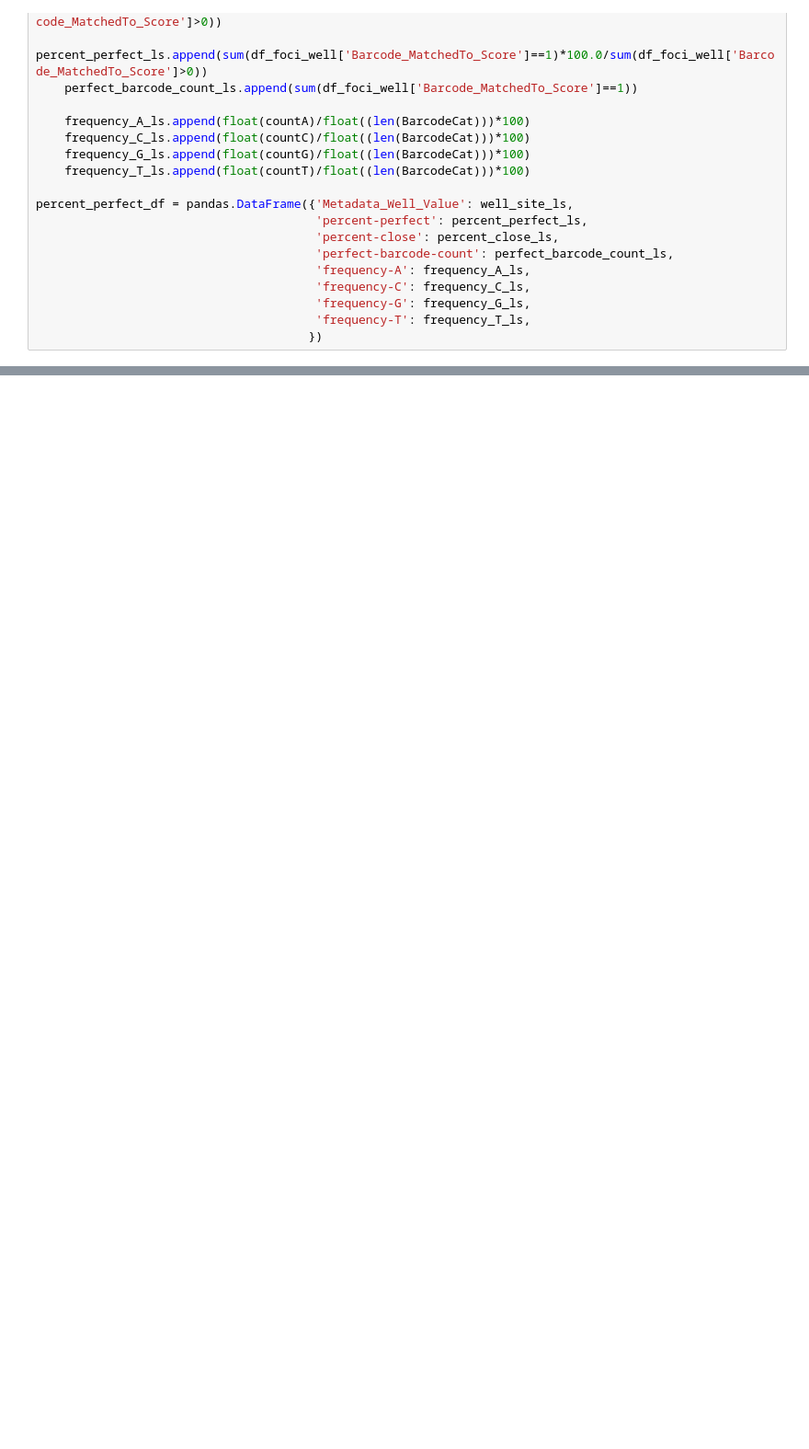
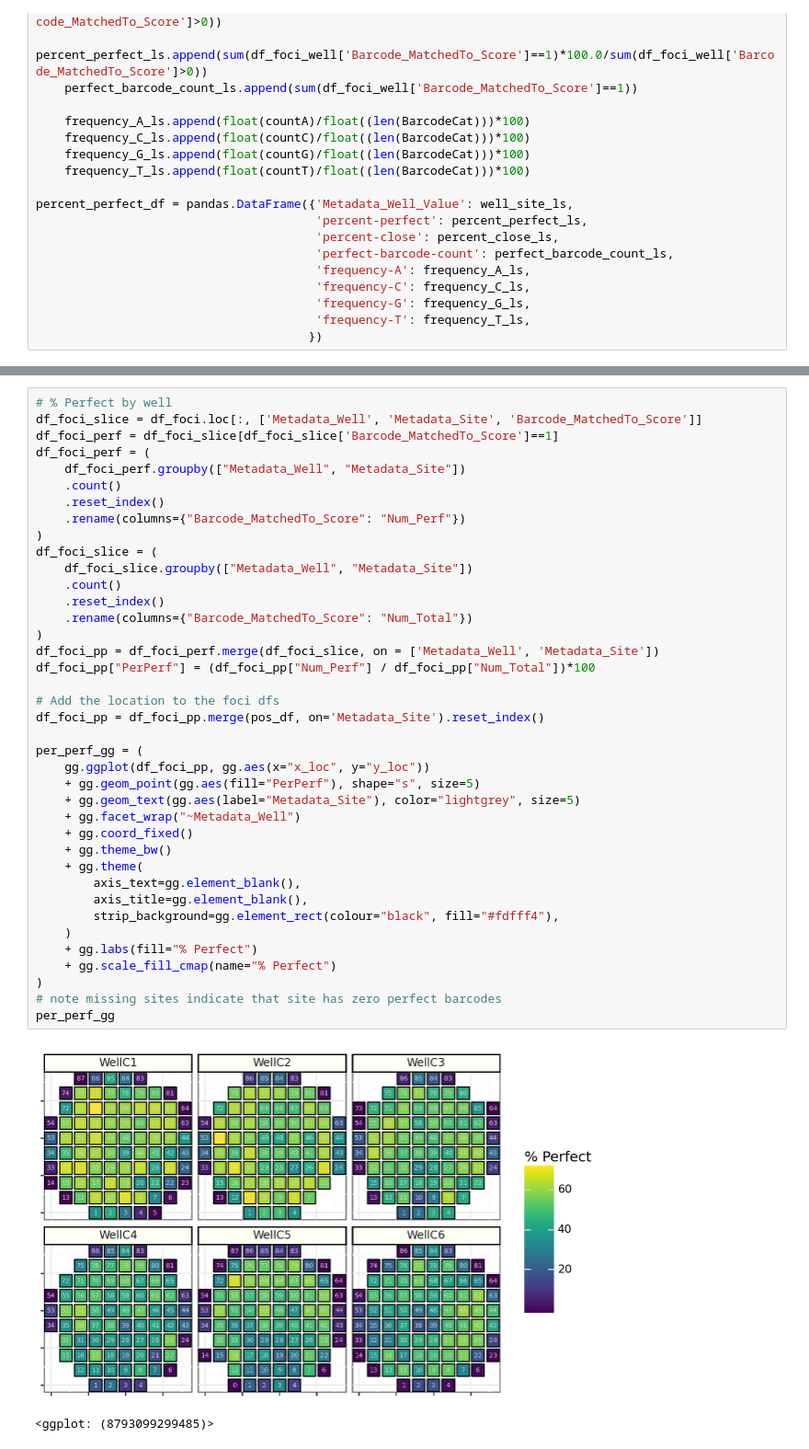
Before and after one commit to broadinstitute/pooled-cell-painting-image-processing, a Jupyter notebook: notebooks/7_Preprocessing_Notebook.ipynb, the cells around one changed output, grey strips where cells are left out. Shown at 92% size. Drawn from its saved outputs; the diff is of its cells as text; blank space fills up the shorter version.

```diff
--- a/notebooks/7_Preprocessing_Notebook.ipynb
+++ b/notebooks/7_Preprocessing_Notebook.ipynb
@@ -239,0 +444,42 @@ percent_perfect_df
+# %%
+# % Perfect by well
+df_foci_slice = df_foci.loc[:, ['Metadata_Well', 'Metadata_Site', 'Barcode_MatchedTo_Score']]
+df_foci_perf = df_foci_slice[df_foci_slice['Barcode_MatchedTo_Score']==1]
+df_foci_perf = (
+    df_foci_perf.groupby(["Metadata_Well", "Metadata_Site"])
+    .count()
+    .reset_index()
+    .rename(columns={"Barcode_MatchedTo_Score": "Num_Perf"})
+)
+df_foci_slice = (
+    df_foci_slice.groupby(["Metadata_Well", "Metadata_Site"])
+    .count()
+    .reset_index()
+    .rename(columns={"Barcode_MatchedTo_Score": "Num_Total"})
+)
+df_foci_pp = df_foci_perf.merge(df_foci_slice, on = ['Metadata_Well', 'Metadata_Site'])
+df_foci_pp["PerPerf"] = (df_foci_pp["Num_Perf"] / df_foci_pp["Num_Total"])*100
+
+# Add the location to the foci dfs
+df_foci_pp = df_foci_pp.merge(pos_df, on='Metadata_Site').reset_index()
+
+per_perf_gg = (
+    gg.ggplot(df_foci_pp, gg.aes(x="x_loc", y="y_loc"))
+    + gg.geom_point(gg.aes(fill="PerPerf"), shape="s", size=5)
+    + gg.geom_text(gg.aes(label="Metadata_Site"), color="lightgrey", size=5)
+    + gg.facet_wrap("~Metadata_Well")
+    + gg.coord_fixed()
+    + gg.theme_bw()
+    + gg.theme(
+        axis_text=gg.element_blank(),
+        axis_title=gg.element_blank(),
+        strip_background=gg.element_rect(colour="black", fill="#fdfff4"),
+    )
+    + gg.labs(fill="% Perfect")
+    + gg.scale_fill_cmap(name="% Perfect")
+)
+# note missing sites indicate that site has zero perfect barcodes
+per_perf_gg
+# %% [output]
+[figure, added]
+<ggplot: (8793099299485)>
```
Also changed, not shown: parts of 48 cells of this notebook.
